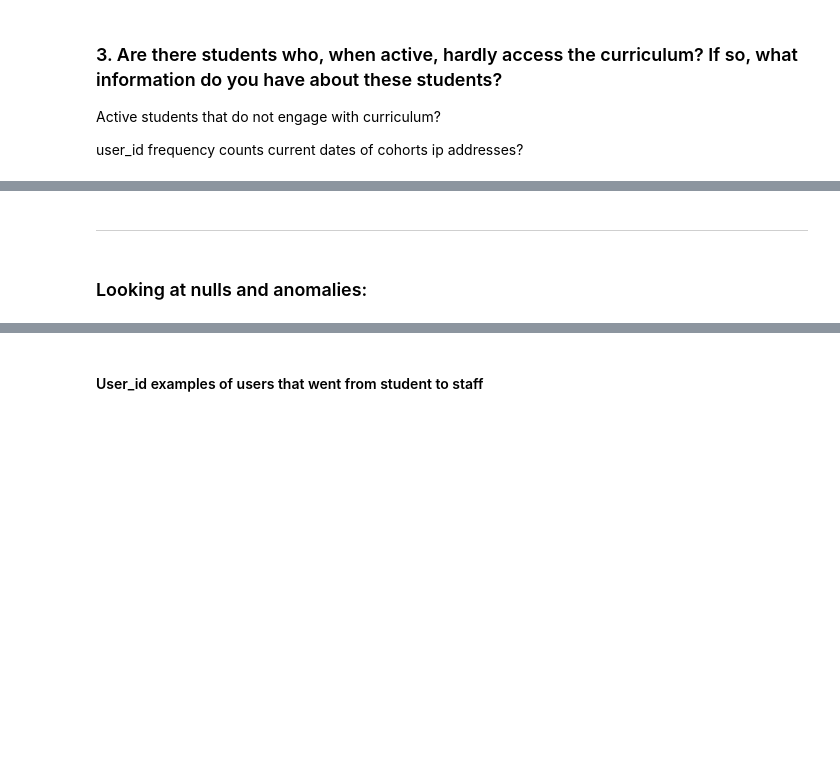
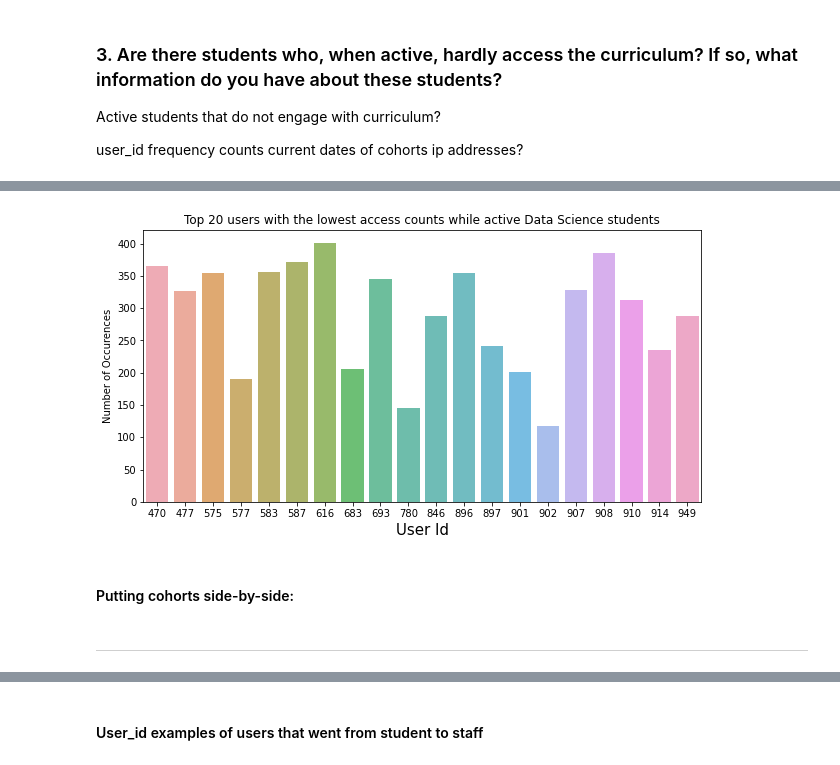
Before and after one commit to miller-cerna-laskowski-morris-eyring/anomaly-group-project, a Jupyter notebook: Eyring-notebook.ipynb, the cells around one changed output, grey strips where cells are left out. Cells and saved outputs as stored; diff of their text form; code cells hidden in the pictures; blank space fills up the shorter version.

```diff
--- a/Eyring-notebook.ipynb
+++ b/Eyring-notebook.ipynb
@@ -133,0 +195,14 @@ df.loc[df['program_id'] == 3.0, 'program_id'] = 'Data Science'
+# %%
+#histogram of these 3 users under 114 access logs on curriculum:
+user_id_count1 = active_ds.groupby('user_id').size().sort_values()
+user_id_count1 = user_id_count1[:20]
+plt.figure(figsize=(10,5))
+sns.barplot(user_id_count1.index, user_id_count1.values, alpha=0.8)
+plt.title ('Top 20 users with the lowest access counts while active Data Science students')
+plt.ylabel('Number of Occurences')
+plt.xlabel('User Id', fontsize=15)
+plt.show()
+# %% [output]
+[figure, added]
+# %% [markdown]
+#### Putting cohorts side-by-side:
@@ -134,4 +217,2 @@ df.loc[df['program_id'] == 3.0, 'program_id'] = 'Data Science'
 # %% [markdown]
 _______________________________________________
-# %% [markdown]
-### Looking at nulls and anomalies:
```
Also changed, not shown: parts of 108 cells of this notebook.
